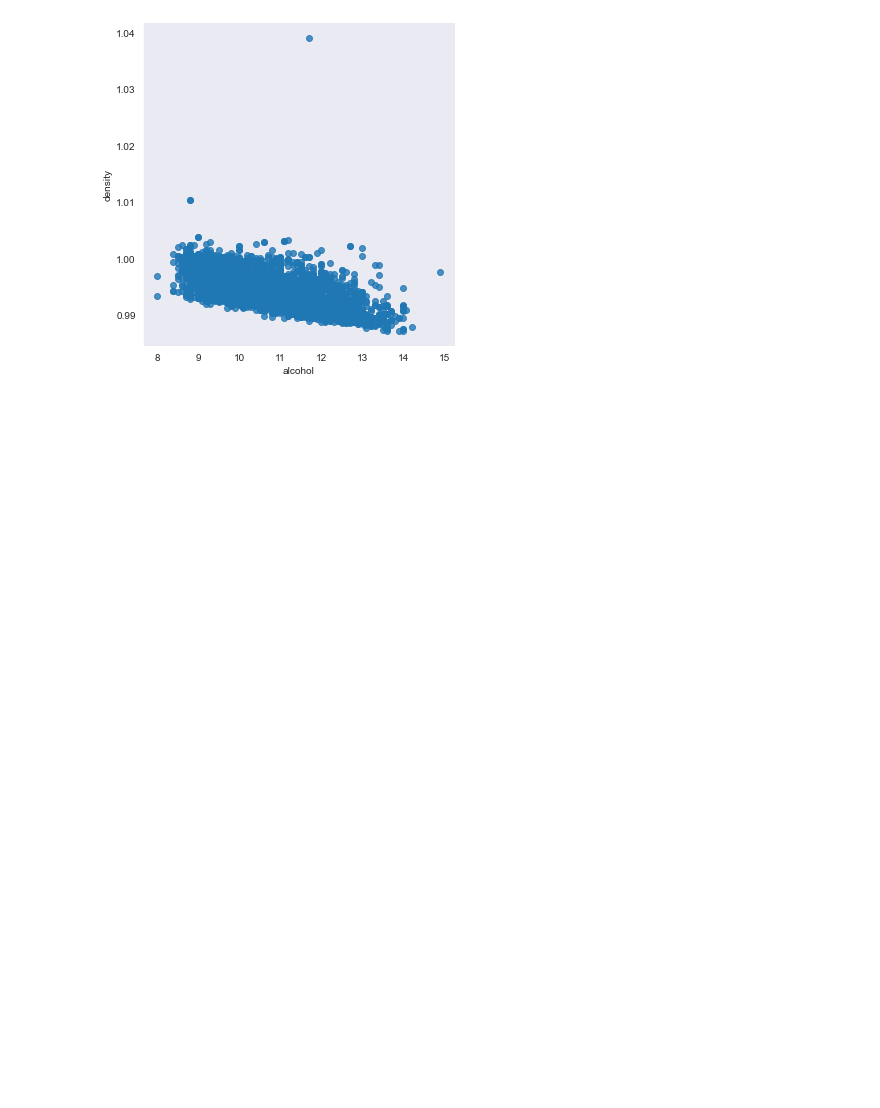
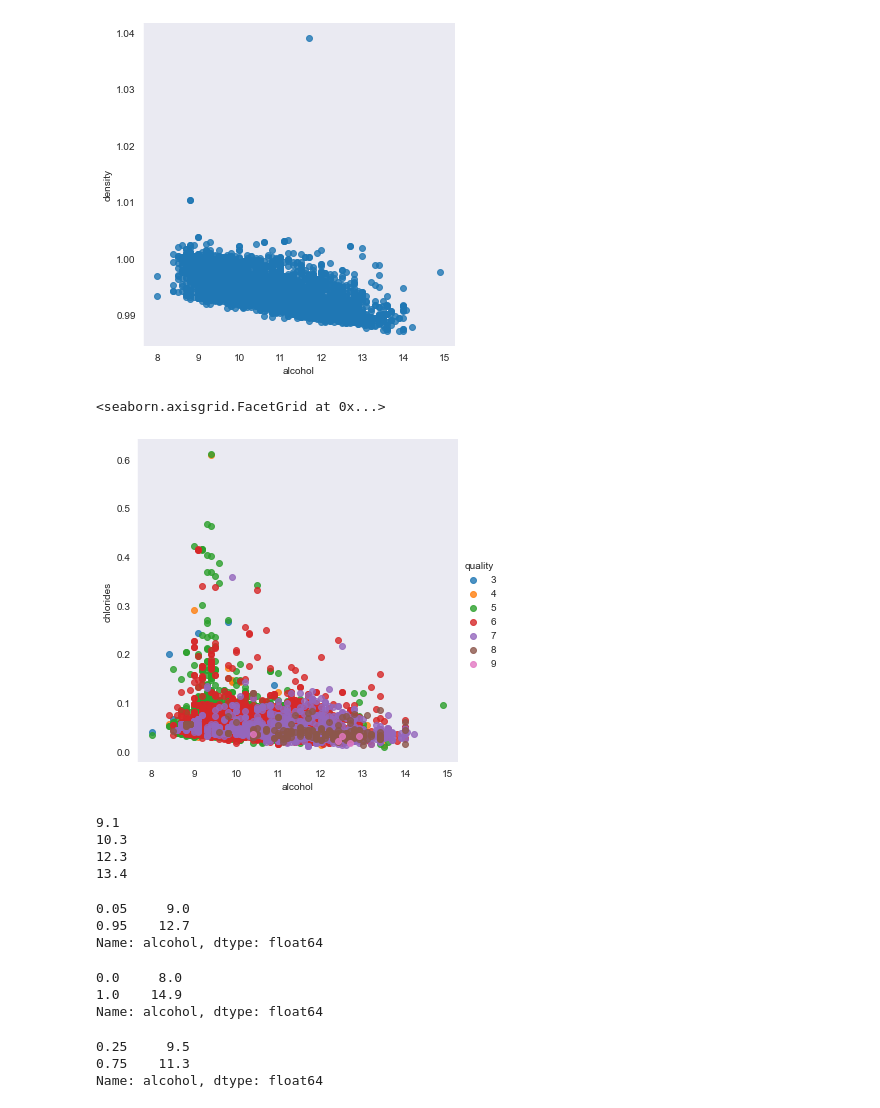
Before and after one commit to espSiyam/Data-Science--Analytics---AI-for-Business---the-Real-World-, a Jupyter notebook: 5.Statistics(Visualization)/1.Visualization.ipynb, the cells around one changed output. Saved outputs shown, nothing was run; the diff lists cells and outputs as text; code cells hidden in the pictures; blank space fills up the shorter version.

```diff
--- a/5.Statistics(Visualization)/1.Visualization.ipynb
+++ b/5.Statistics(Visualization)/1.Visualization.ipynb
@@ -131,3 +131,40 @@ sns.lmplot(x='alcohol', y= 'density', data=df, fit_reg=False)
 # %% [output]
 <seaborn.axisgrid.FacetGrid at 0x...>
 [figure]
+# %%
+sns.lmplot(x='alcohol', y= 'chlorides', data=df, fit_reg=False,hue='quality')
+# %% [output]
+<seaborn.axisgrid.FacetGrid at 0x...>
+[figure, added]
+# %%
+print(df['alcohol'].quantile(0.1))
+print(df['alcohol'].quantile(0.5))
+print(df['alcohol'].quantile(0.9))
+print(df['alcohol'].quantile(0.99))
+# %% [output]
+9.1
+10.3
+12.3
+13.4
+# %%
+# Quantile ranges
+
+df['alcohol'].quantile([0.05,0.95])
+# %% [output]
+0.05     9.0
+0.95    12.7
+Name: alcohol, dtype: float64
+# %%
+# Quantile ranges
+
+df['alcohol'].quantile([0,1])
+# %% [output]
+0.0     8.0
+1.0    14.9
+Name: alcohol, dtype: float64
+# %%
+print(df['alcohol'].quantile([0.25,0.75]))
+# %% [output]
+0.25     9.5
+0.75    11.3
+Name: alcohol, dtype: float64
```
Also changed, not shown: parts of 7 cells of this notebook.
